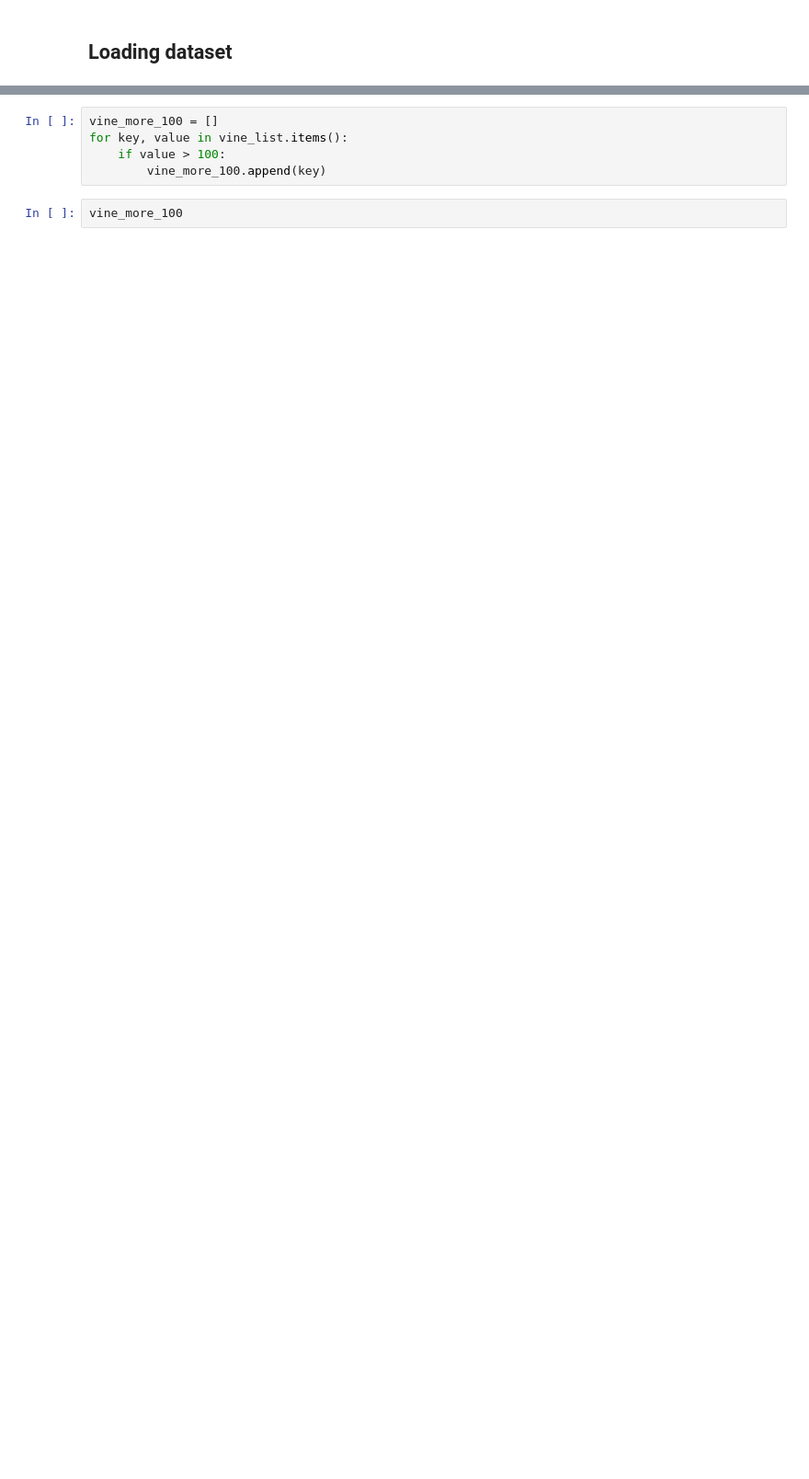
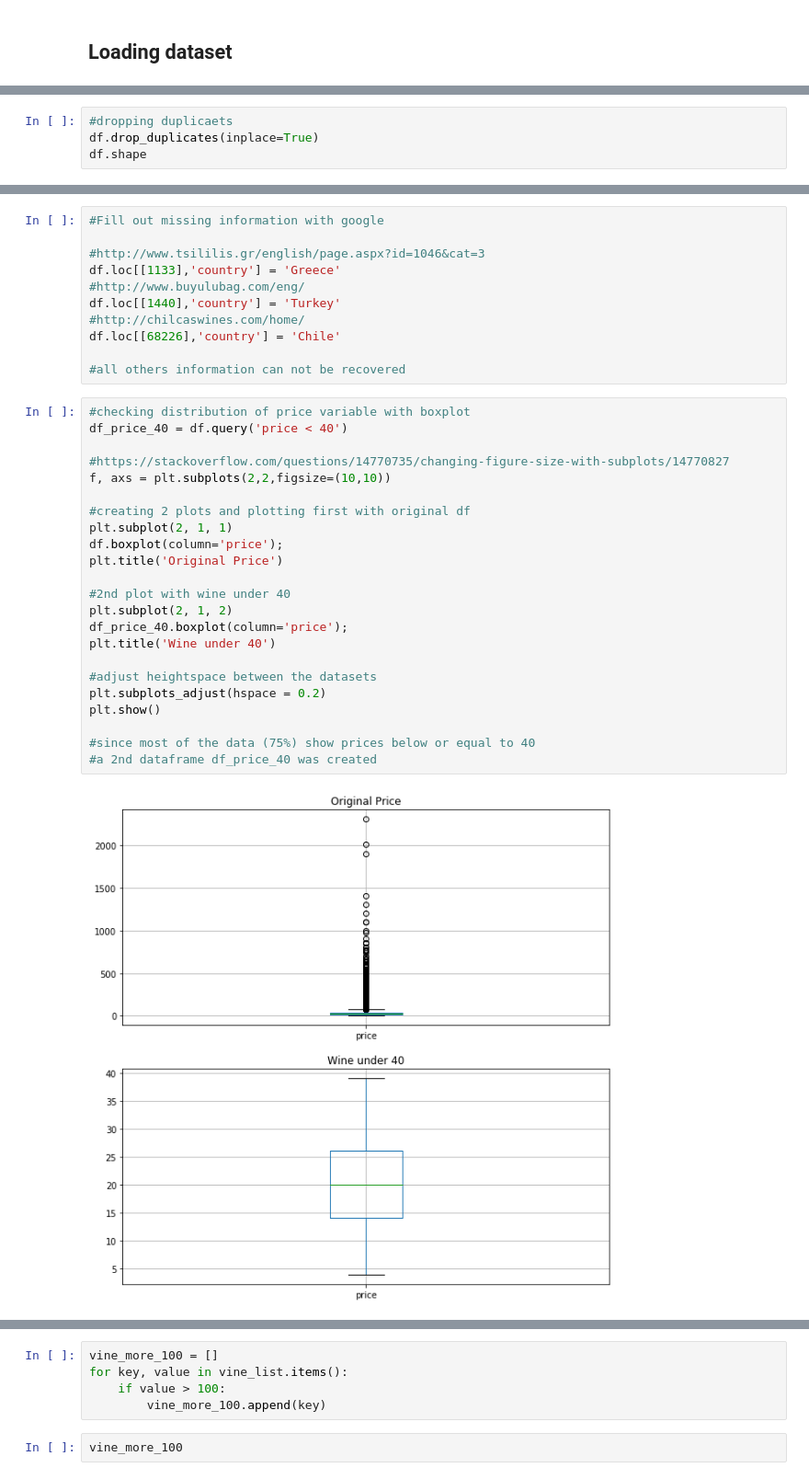
Before and after one commit to igorstojanovic91/wine-review-analysis, a Jupyter notebook: Wine reviews Analysis.ipynb, the cells around one changed output, grey strips where cells are left out. Shown: that part at 92% size. Saved outputs shown, nothing was run; the diff lists cells and outputs as text; blank space fills up the shorter version.

Commit message:
Adding Data wrangling and Data cleaning parts
Adding and finish data wrangling and data cleaning parts and started with data analysis part.

```diff
--- a/Wine reviews Analysis.ipynb
+++ b/Wine reviews Analysis.ipynb
@@ -156,0 +248,4 @@ Name: province, Length: 455, dtype: int64
+# %%
+#dropping duplicaets
+df.drop_duplicates(inplace=True)
+df.shape
@@ -156,0 +272,36 @@ Name: province, Length: 455, dtype: int64
+# %%
+#Fill out missing information with google
+
+#http://www.tsililis.gr/english/page.aspx?id=1046&cat=3
+df.loc[[1133],'country'] = 'Greece'
+#http://www.buyulubag.com/eng/
+df.loc[[1440],'country'] = 'Turkey'
+#http://chilcaswines.com/home/
+df.loc[[68226],'country'] = 'Chile'
+
+#all others information can not be recovered
+# %%
+#checking distribution of price variable with boxplot
+df_price_40 = df.query('price < 40')
+
+#https://stackoverflow.com/questions/14770735/changing-figure-size-with-subplots/14770827
+f, axs = plt.subplots(2,2,figsize=(10,10))
+
+#creating 2 plots and plotting first with original df
+plt.subplot(2, 1, 1)
+df.boxplot(column='price');
+plt.title('Original Price')
+
+#2nd plot with wine under 40
+plt.subplot(2, 1, 2)
+df_price_40.boxplot(column='price');
+plt.title('Wine under 40')
+
+#adjust heightspace between the datasets
+plt.subplots_adjust(hspace = 0.2)
+plt.show()
+
+#since most of the data (75%) show prices below or equal to 40
+#a 2nd dataframe df_price_40 was created
+# %% [output]
+[figure, added]
```
Also changed, not shown: parts of 31 cells of this notebook.
